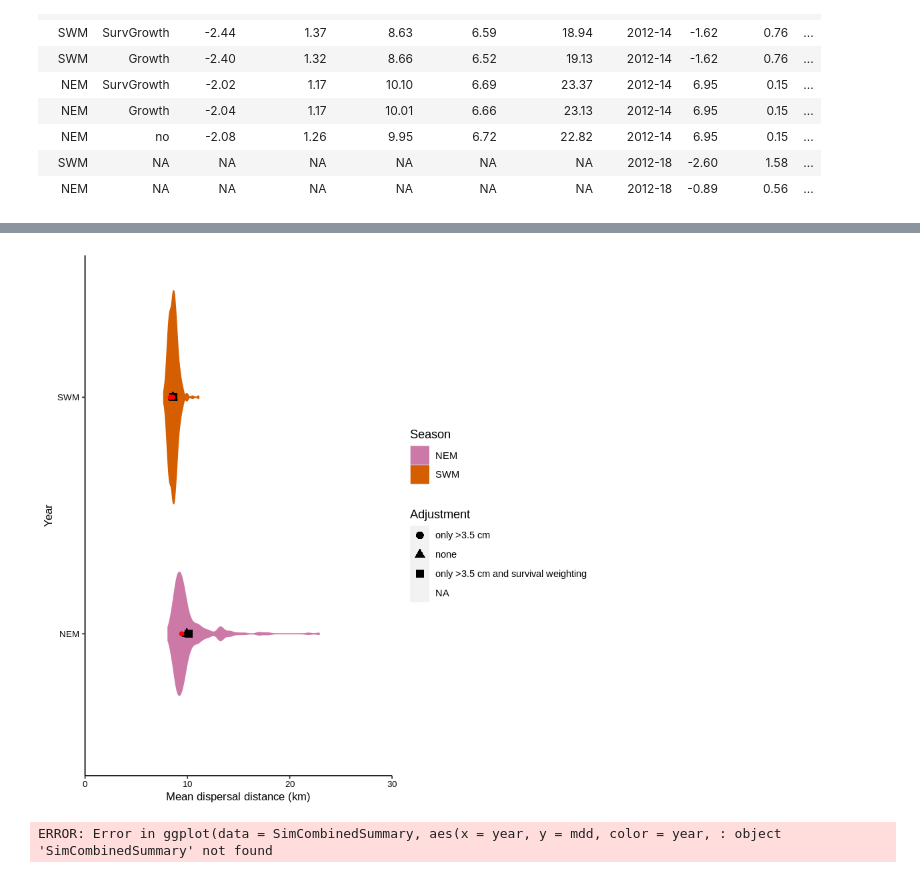
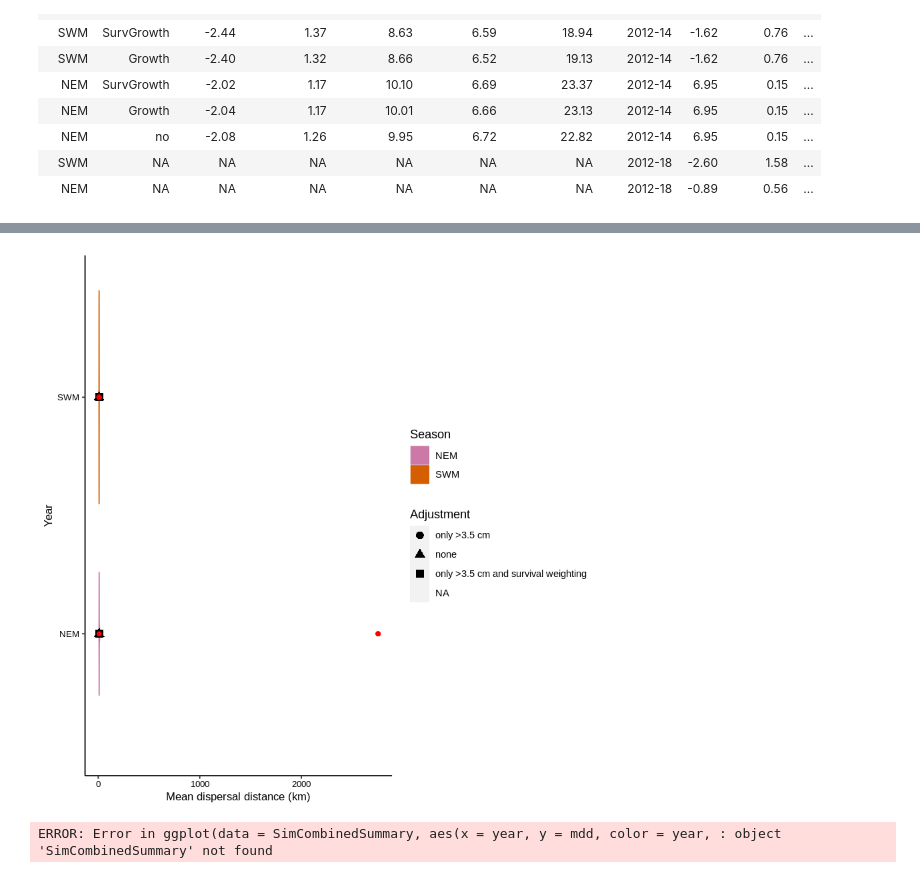
Before and after one commit to pinskylab/CamotesROMS, a Jupyter notebook: notebooks/process_ROMS_kernels.ipynb, the cells around one changed output, grey strips where cells are left out. Saved outputs shown, nothing was run; the diff lists cells and outputs as text; code cells hidden in the pictures.

```diff
--- a/notebooks/process_ROMS_kernels.ipynb
+++ b/notebooks/process_ROMS_kernels.ipynb
@@ -321,7 +350,7 @@ mdd_violin <- ggplot(data=CombinedSeasons, aes(x=Season, y=mdd, color=Season, fi
     coord_flip() +
     scale_shape_discrete(name = "Adjustment", labels = c("only >3.5 cm", "none", "only >3.5 cm and survival weighting"))+
     #scale_x_continuous(limits = c(0, 100), expand=c(0,0)) +
-    scale_y_continuous(limits = c(0, 30), expand = c(0,0))+
+    #scale_y_continuous(limits = c(0, 30), expand = c(0,0))+
     theme(panel.grid.major = element_blank(),
     plot.margin=unit(c(0.2,0.2,0.2,0.2),"cm"),
     panel.grid.minor = element_blank(),
@@ -348,4 +375,4 @@ Warning message:
-[figure, old version]
+[figure, new version]
 # %%
 cbbPalette <- c("#000000", "#E69F00", "#56B4E9", "#009E73", "#F0E442", "#0072B2", "#D55E00", "#CC79A7")
 cbbPalette_rev <- rev(cbbPalette)
```
Also changed, not shown: parts of 3 cells of this notebook.
